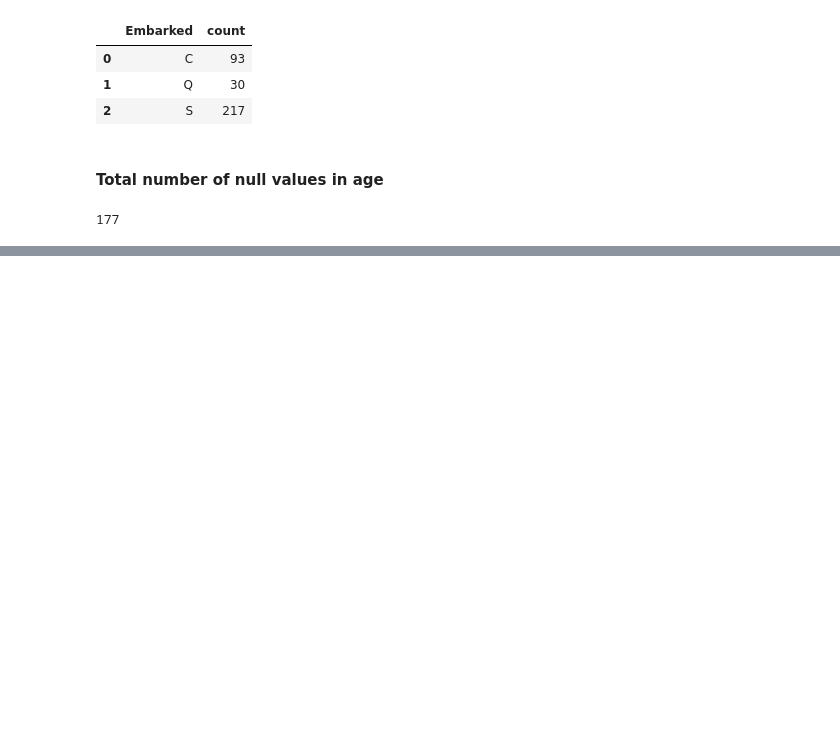
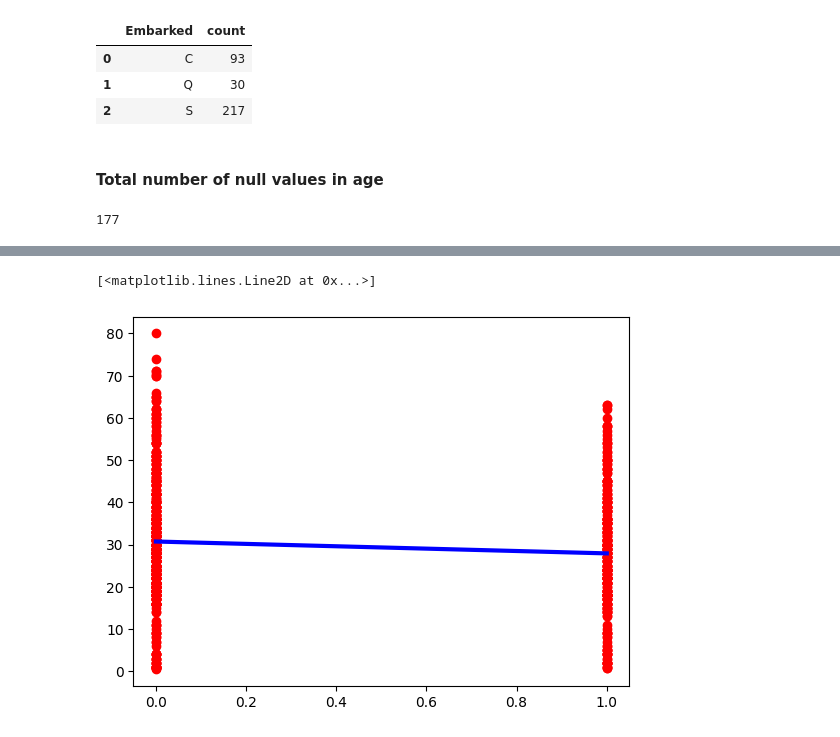
Before and after one commit to Adam-pw/Machine-Learning-Practice, a Jupyter notebook: Titanic Problem/titanic.ipynb, the cells around one changed output, grey strips where cells are left out. Saved outputs shown, nothing was run; the diff lists cells and outputs as text; code cells hidden in the pictures; blank space fills up the shorter version.

```diff
--- a/Titanic Problem/titanic.ipynb
+++ b/Titanic Problem/titanic.ipynb
@@ -135,0 +195,8 @@ index_sum["PassengerId"].sum()
+# %%
+lm.fit(df1[['Sex']],df1['Age'])
+pred = lm.predict(df2[['Sex']])
+plt.scatter(df1[['Sex']],df1['Age'], color="red")
+plt.plot(df2[['Sex']],pred,color="blue",linewidth=3)
+# %% [output]
+[<matplotlib.lines.Line2D at 0x...>]
+[figure, added]
```
Also changed, not shown: parts of 24 cells of this notebook, 1 other file.
